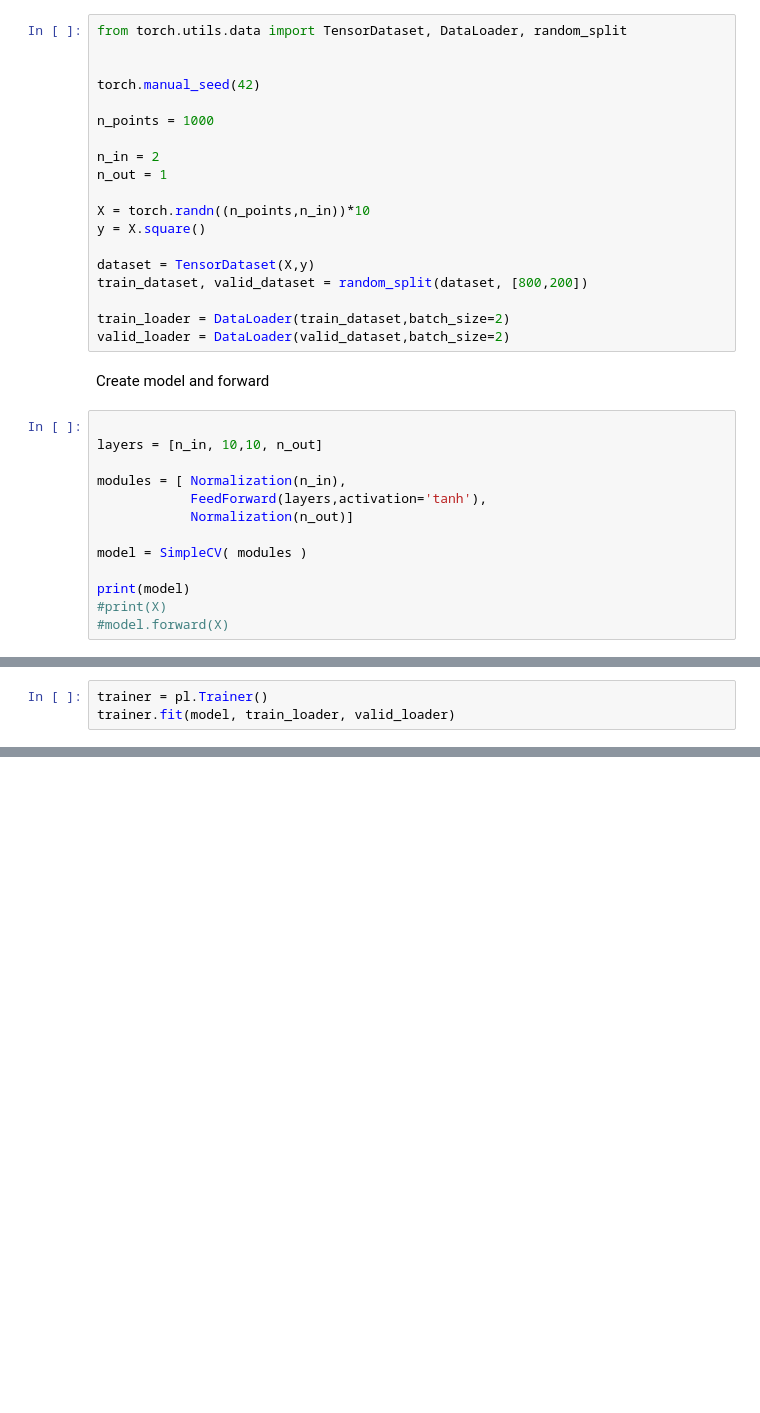
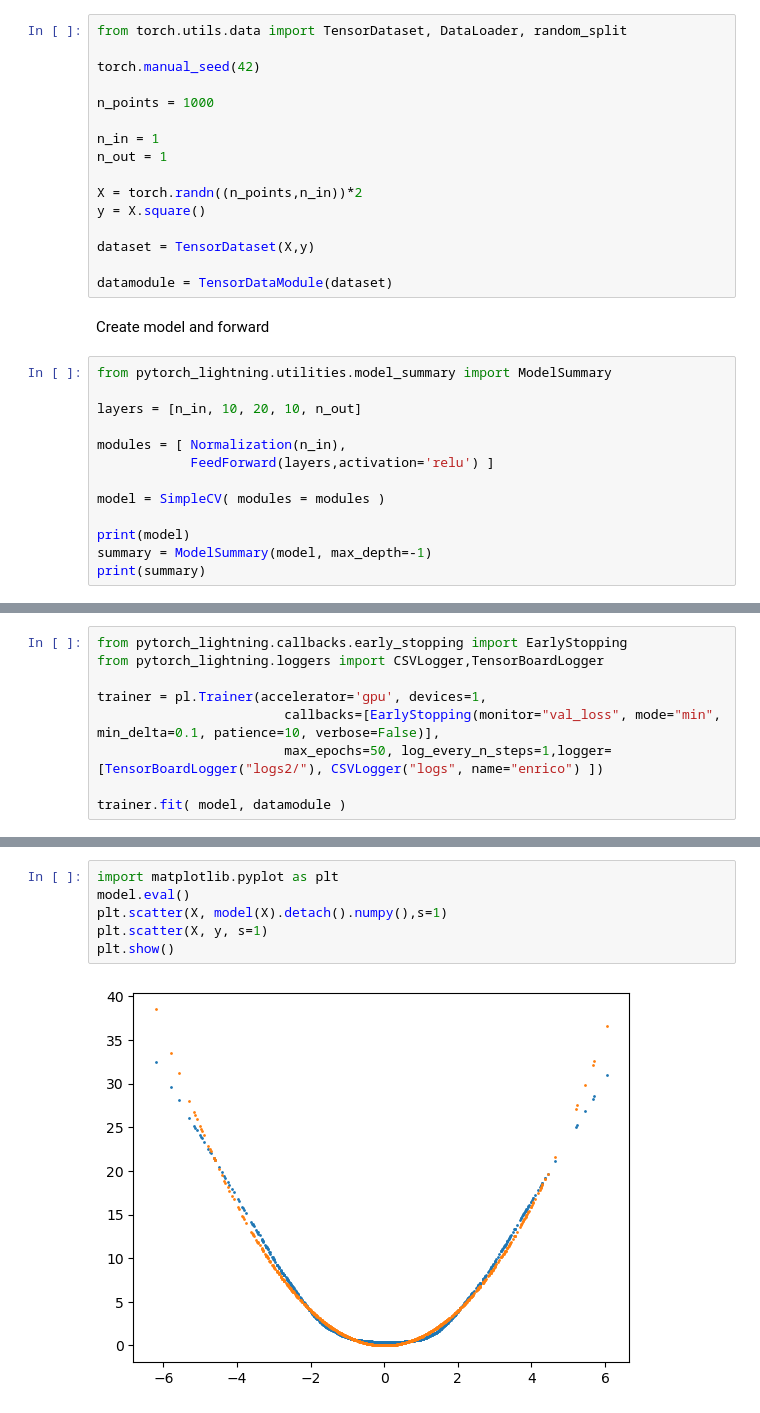
Before and after one commit to luigibonati/mlcolvar, a Jupyter notebook: mlcvs/notebooks/firstexample.ipynb, the cells around one changed output, grey strips where cells are left out. Drawn from its saved outputs; the diff is of its cells as text; blank space fills up the shorter version.

```diff
--- a/mlcvs/notebooks/firstexample.ipynb
+++ b/mlcvs/notebooks/firstexample.ipynb
@@ -130,37 +1099,34 @@ Create dataset
 # %%
 from torch.utils.data import TensorDataset, DataLoader, random_split
-
 
 torch.manual_seed(42)
 
 n_points = 1000
 
-n_in = 2
+n_in = 1
 n_out = 1
 
-X = torch.randn((n_points,n_in))*10
+X = torch.randn((n_points,n_in))*2
 y = X.square()
 
 dataset = TensorDataset(X,y)
-train_dataset, valid_dataset = random_split(dataset, [800,200])
 
-train_loader = DataLoader(train_dataset,batch_size=2)
-valid_loader = DataLoader(valid_dataset,batch_size=2)
+datamodule = TensorDataModule(dataset)
 # %% [markdown]
 Create model and forward
 # %%
+from pytorch_lightning.utilities.model_summary import ModelSummary
 
-layers = [n_in, 10,10, n_out]
+layers = [n_in, 10, 20, 10, n_out]
 
 modules = [ Normalization(n_in),
-            FeedForward(layers,activation='tanh'),
-            Normalization(n_out)]
+            FeedForward(layers,activation='relu') ]
 
-model = SimpleCV( modules )
+model = SimpleCV( modules = modules )
 
 print(model)
-#print(X)
-#model.forward(X)
+summary = ModelSummary(model, max_depth=-1)
+print(summary)
 # %% [output]
 SimpleCV(
   (blocks): Sequential(
@@ -180,3 +1147,0 @@ SimpleCV(
-# %%
-trainer = pl.Trainer()
-trainer.fit(model, train_loader, valid_loader)
@@ -196,0 +1148,9 @@ HPU available: False, using: 0 HPUs
+# %%
+from pytorch_lightning.callbacks.early_stopping import EarlyStopping
+from pytorch_lightning.loggers import CSVLogger,TensorBoardLogger
+
+trainer = pl.Trainer(accelerator='gpu', devices=1,
+                        callbacks=[EarlyStopping(monitor="val_loss", mode="min", min_delta=0.1, patience=10, verbose=False)],
+                        max_epochs=50, log_every_n_steps=1,logger=[TensorBoardLogger("logs2/"), CSVLogger("logs", name="enrico") ])
+
+trainer.fit( model, datamodule )
@@ -196,0 +1177,8 @@ HPU available: False, using: 0 HPUs
+# %%
+import matplotlib.pyplot as plt
+model.eval()
+plt.scatter(X, model(X).detach().numpy(),s=1)
+plt.scatter(X, y, s=1)
+plt.show()
+# %% [output]
+[figure, added]
```
Also changed, not shown: parts of 35 cells of this notebook, 1 other file.
